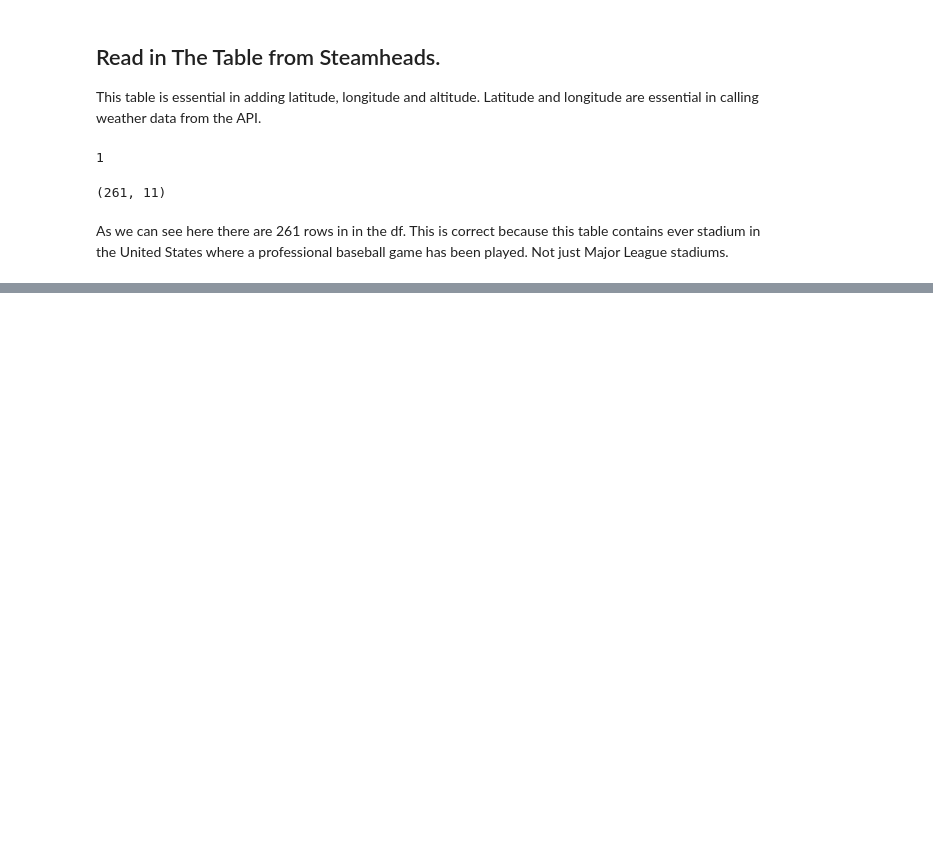
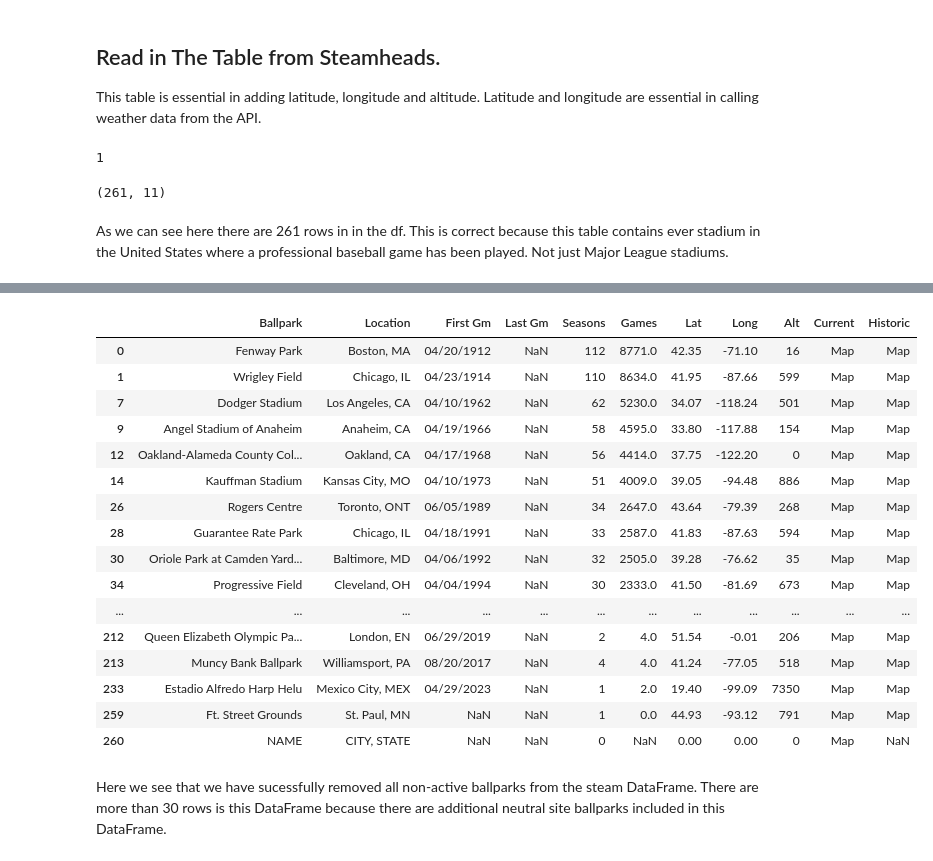
Before and after one commit to Matt-Heinen/DSC-540, a Jupyter notebook: Term Project/Heinen_DSC540_Milestone_3.ipynb, the cells around one changed output, grey strips where cells are left out. Cells and saved outputs as stored; diff of their text form; code cells hidden in the pictures; blank space fills up the shorter version.

```diff
--- a/Term Project/Heinen_DSC540_Milestone_3.ipynb
+++ b/Term Project/Heinen_DSC540_Milestone_3.ipynb
@@ -97,0 +170,27 @@ As we can see here there are 261 rows in in the df. This is correct because this
+# %%
+# Use the isnull() method to filter the steam dataset for ballparks where the last game is null.
+# This will return only active ballparks.
+steam = steam[steam['Last Gm'].isnull()]
+# %%
+# Display the resulting DataFrame.
+steam
+# %% [output]
+|  | Ballpark | Location | First Gm | Last Gm | Seasons | Games | Lat | Long | Alt | Current | Historic |
+| 0 | Fenway Park | Boston, MA | 04/20/1912 | NaN | 112 | 8771.0 | 42.35 | -71.10 | 16 | Map | Map |
+| 1 | Wrigley Field | Chicago, IL | 04/23/1914 | NaN | 110 | 8634.0 | 41.95 | -87.66 | 599 | Map | Map |
+| 7 | Dodger Stadium | Los Angeles, CA | 04/10/1962 | NaN | 62 | 5230.0 | 34.07 | -118.24 | 501 | Map | Map |
+| 9 | Angel Stadium of Anaheim | Anaheim, CA | 04/19/1966 | NaN | 58 | 4595.0 | 33.80 | -117.88 | 154 | Map | Map |
+| 12 | Oakland-Alameda County Col... | Oakland, CA | 04/17/1968 | NaN | 56 | 4414.0 | 37.75 | -122.20 | 0 | Map | Map |
+| 14 | Kauffman Stadium | Kansas City, MO | 04/10/1973 | NaN | 51 | 4009.0 | 39.05 | -94.48 | 886 | Map | Map |
+| 26 | Rogers Centre | Toronto, ONT | 06/05/1989 | NaN | 34 | 2647.0 | 43.64 | -79.39 | 268 | Map | Map |
+| 28 | Guarantee Rate Park | Chicago, IL | 04/18/1991 | NaN | 33 | 2587.0 | 41.83 | -87.63 | 594 | Map | Map |
+| 30 | Oriole Park at Camden Yard... | Baltimore, MD | 04/06/1992 | NaN | 32 | 2505.0 | 39.28 | -76.62 | 35 | Map | Map |
+| 34 | Progressive Field | Cleveland, OH | 04/04/1994 | NaN | 30 | 2333.0 | 41.50 | -81.69 | 673 | Map | Map |
+| ... | ... | ... | ... | ... | ... | ... | ... | ... | ... | ... | ... |
+| 212 | Queen Elizabeth Olympic Pa... | London, EN | 06/29/2019 | NaN | 2 | 4.0 | 51.54 | -0.01 | 206 | Map | Map |
+| 213 | Muncy Bank Ballpark | Williamsport, PA | 08/20/2017 | NaN | 4 | 4.0 | 41.24 | -77.05 | 518 | Map | Map |
+| 233 | Estadio Alfredo Harp Helu | Mexico City, MEX | 04/29/2023 | NaN | 1 | 2.0 | 19.40 | -99.09 | 7350 | Map | Map |
+| 259 | Ft. Street Grounds | St. Paul, MN | NaN | NaN | 1 | 0.0 | 44.93 | -93.12 | 791 | Map | Map |
+| 260 | NAME | CITY, STATE | NaN | NaN | 0 | NaN | 0.00 | 0.00 | 0 | Map | NaN |
+# %% [markdown]
+Here we see that we have sucessfully removed all non-active ballparks from the steam DataFrame. There are more than 30 rows is this DataFrame because there are additional neutral site ballparks included in this DataFrame.
```
Also changed, not shown: parts of 12 cells of this notebook.
